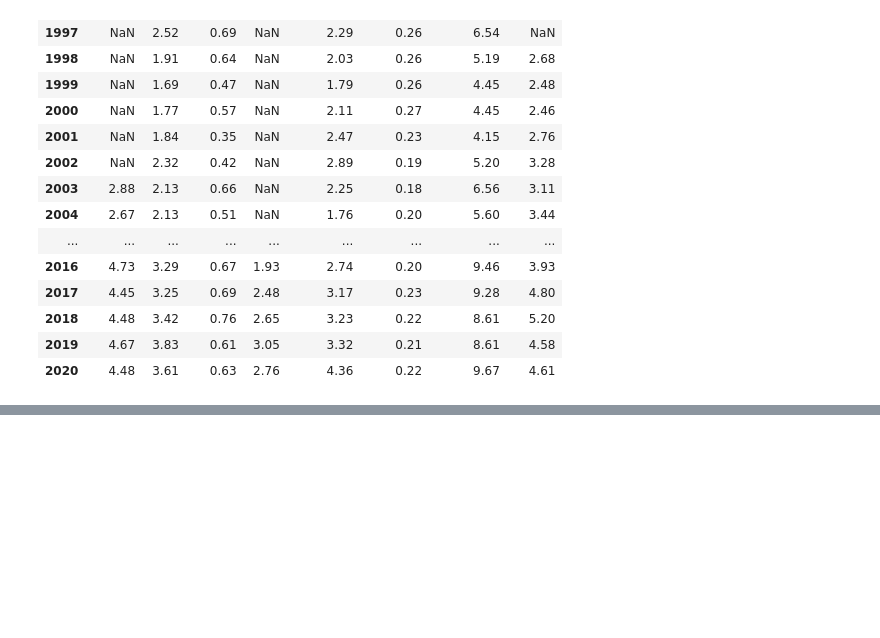
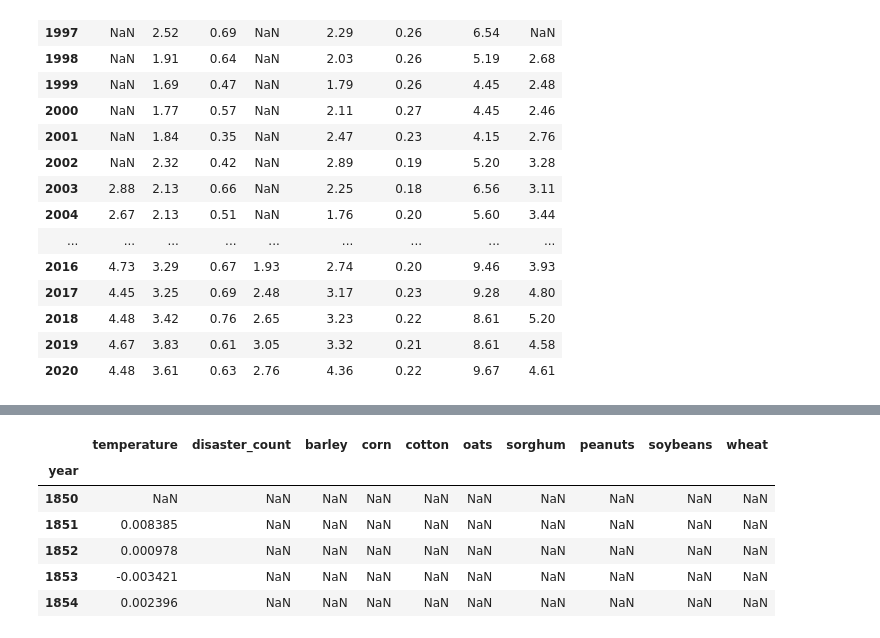
Before and after one commit to joshuacreveling/Group_Project_1, a Jupyter notebook: commodities_prices_vs_climate_change.ipynb, the cells around one changed output, grey strips where cells are left out. Cells and saved outputs as stored; diff of their text form; code cells hidden in the pictures; blank space fills up the shorter version.

```diff
--- a/commodities_prices_vs_climate_change.ipynb
+++ b/commodities_prices_vs_climate_change.ipynb
@@ -783,0 +853,13 @@ commodities_cum_product.hvplot()
+# %%
+# Use the `pct_change` function to calculate yearly changes for each dataset
+# Note: We are not dropping NA values to avoid losing information
+daily_returns = all_combined_df.pct_change()
+daily_returns.head()
+# %% [output]
+|  | temperature | disaster_count | barley | corn | cotton | oats | sorghum | peanuts | soybeans | wheat |
+| year |  |  |  |  |  |  |  |  |  |  |
+| 1850 | NaN | NaN | NaN | NaN | NaN | NaN | NaN | NaN | NaN | NaN |
+| 1851 | 0.008385 | NaN | NaN | NaN | NaN | NaN | NaN | NaN | NaN | NaN |
+| 1852 | 0.000978 | NaN | NaN | NaN | NaN | NaN | NaN | NaN | NaN | NaN |
+| 1853 | -0.003421 | NaN | NaN | NaN | NaN | NaN | NaN | NaN | NaN | NaN |
+| 1854 | 0.002396 | NaN | NaN | NaN | NaN | NaN | NaN | NaN | NaN | NaN |
```
Also changed, not shown: parts of 17 cells of this notebook.
